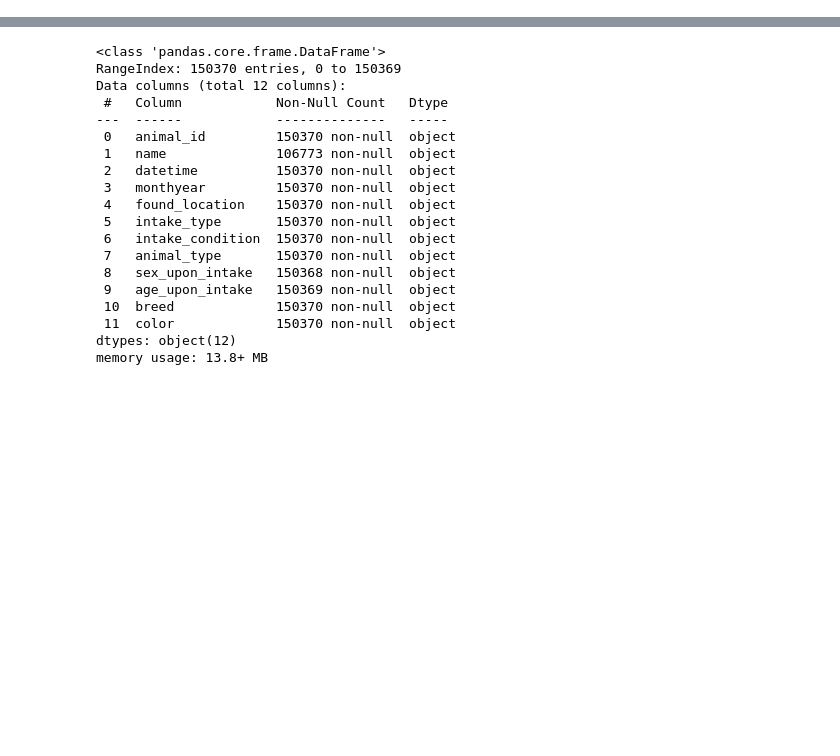
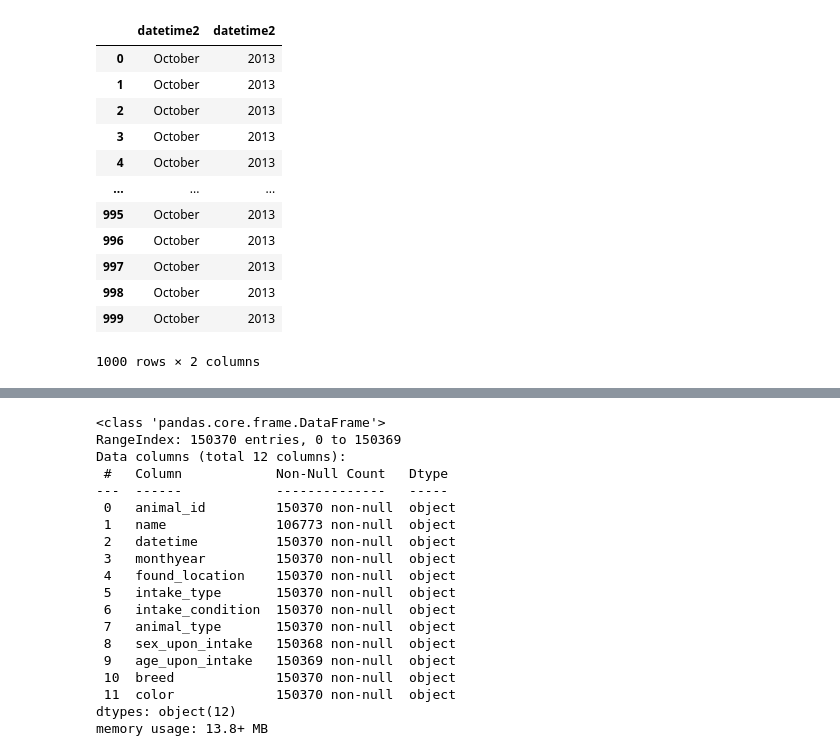
Before and after one commit to Adam-Harris87/animal-shelter-project, a Jupyter notebook: austin_shelter_wrangle.ipynb, the cells around one changed output, grey strips where cells are left out. Saved outputs shown, nothing was run; the diff lists cells and outputs as text; code cells hidden in the pictures; blank space fills up the shorter version.

```diff
--- a/austin_shelter_wrangle.ipynb
+++ b/austin_shelter_wrangle.ipynb
@@ -11,3 +221,21 @@ outcome_api = 'https://data.austintexas.gov/resource/9t4d-g238.json'
+# %%
+intake_a.datetime2 = pd.to_datetime(intake_a.datetime2)
+# %%
+pd.concat([intake_a.datetime2.dt.month_name(), intake_a.datetime2.dt.year], axis=1)
+# %% [output]
+|  | datetime2 | datetime2 |
+| 0 | October | 2013 |
+| 1 | October | 2013 |
+| 2 | October | 2013 |
+| 3 | October | 2013 |
+| 4 | October | 2013 |
+| ... | ... | ... |
+| 995 | October | 2013 |
+| 996 | October | 2013 |
+| 997 | October | 2013 |
+| 998 | October | 2013 |
+| 999 | October | 2013 |
+1000 rows × 2 columns
 # %%
 intakes.head()
 # %% [output]
```
Also changed, not shown: parts of 20 cells of this notebook.
